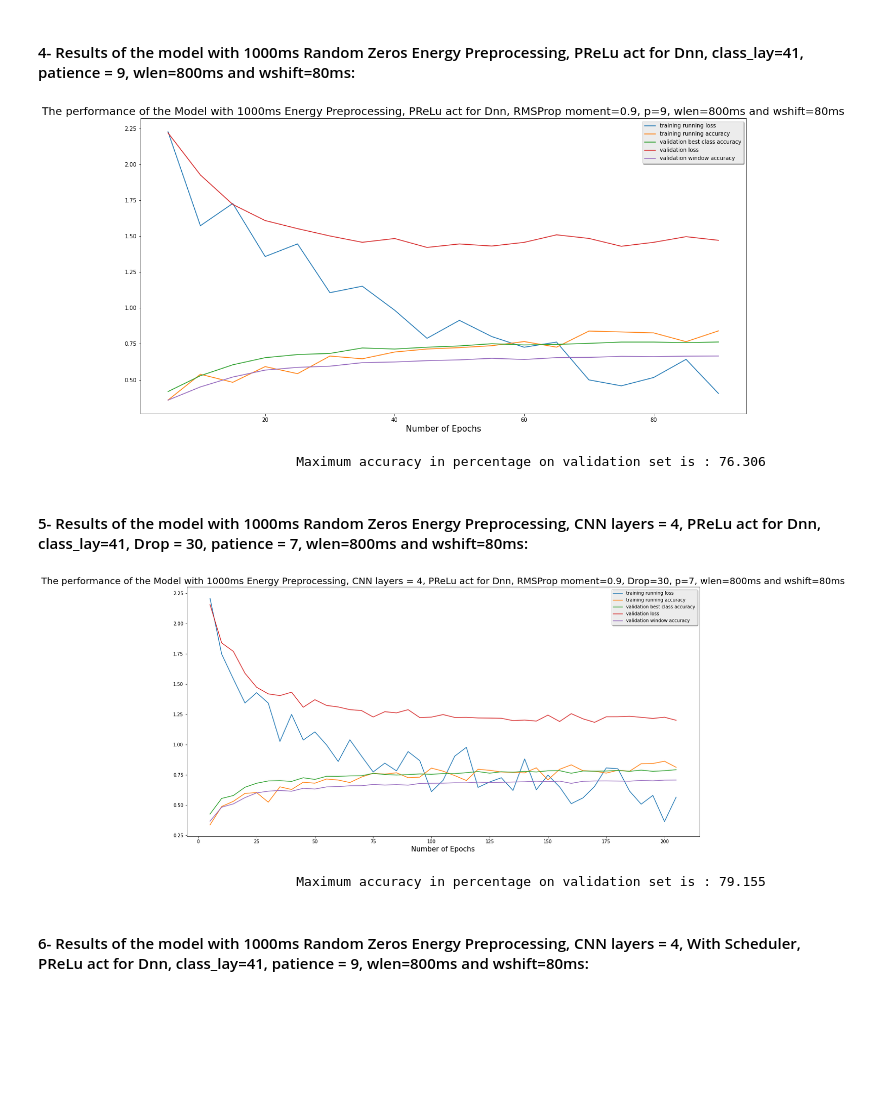
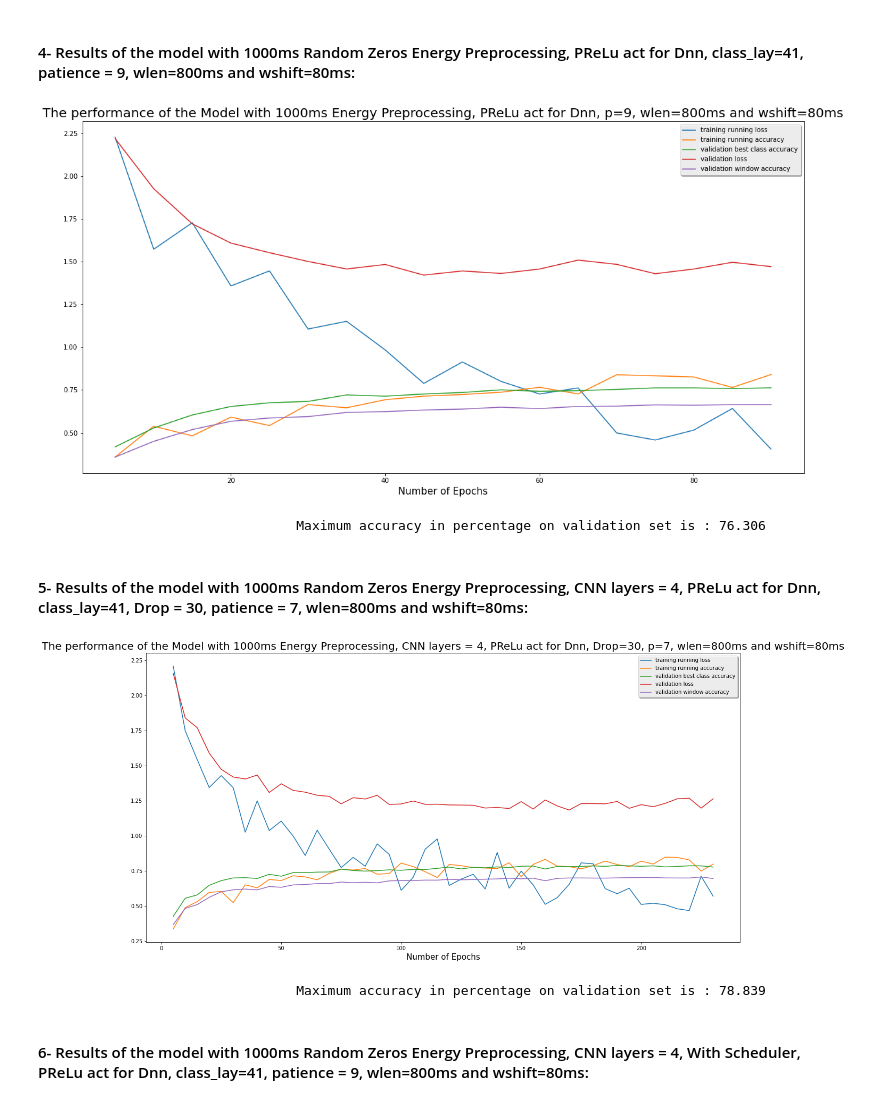
Before and after one commit to Learningchipmunk/SincNet_v2.0, a Jupyter notebook: Net_Performance_Analysis.ipynb, the cells around one changed output. Cells and saved outputs as stored; diff of their text form; code cells hidden in the pictures; blank space fills up the shorter version.

```diff
--- a/Net_Performance_Analysis.ipynb
+++ b/Net_Performance_Analysis.ipynb
@@ -346,11 +362,11 @@ filename = filename + ".res"
 used_var, indexes = readResults(path, filename)
 # %%
 ## Organizing all the needed data in lists:
-name = 'Model with 1000ms Energy Preprocessing, PReLu act for Dnn, RMSProp moment=0.9, p=9, wlen=800ms and wshift=80ms'
+name = 'Model with 1000ms Energy Preprocessing, PReLu act for Dnn, p=9, wlen=800ms and wshift=80ms'
 
 PlotPerfs(name, used_var)
 # %% [output]
-[figure, old version]
+[figure, new version]
                                  Maximum accuracy in percentage on validation set is : 76.306
 # %% [markdown]
 #### 5- Results of the model with 1000ms Random Zeros Energy Preprocessing, CNN layers = 4, PReLu act for Dnn, class_lay=41, Drop = 30, patience = 7, wlen=800ms and wshift=80ms:
@@ -362,12 +378,12 @@ filename = filename + ".res"
 used_var, indexes = readResults(path, filename)
 # %%
 ## Organizing all the needed data in lists:
-name = 'Model with 1000ms Energy Preprocessing, CNN layers = 4, PReLu act for Dnn, RMSProp moment=0.9, Drop=30, p=7, wlen=800ms and wshift=80ms'
+name = 'Model with 1000ms Energy Preprocessing, CNN layers = 4, PReLu act for Dnn, Drop=30, p=7, wlen=800ms and wshift=80ms'
 
 PlotPerfs(name, used_var)
 # %% [output]
-[figure, old version]
+[figure, new version]
-                                 Maximum accuracy in percentage on validation set is : 79.155
+                                 Maximum accuracy in percentage on validation set is : 78.839
 # %% [markdown]
 #### 6- Results of the model with 1000ms Random Zeros Energy Preprocessing, CNN layers = 4, With Scheduler, PReLu act for Dnn, class_lay=41, patience = 9, wlen=800ms and wshift=80ms:
 # %%
```
Also changed, not shown: parts of 16 cells of this notebook, 26 other files.
